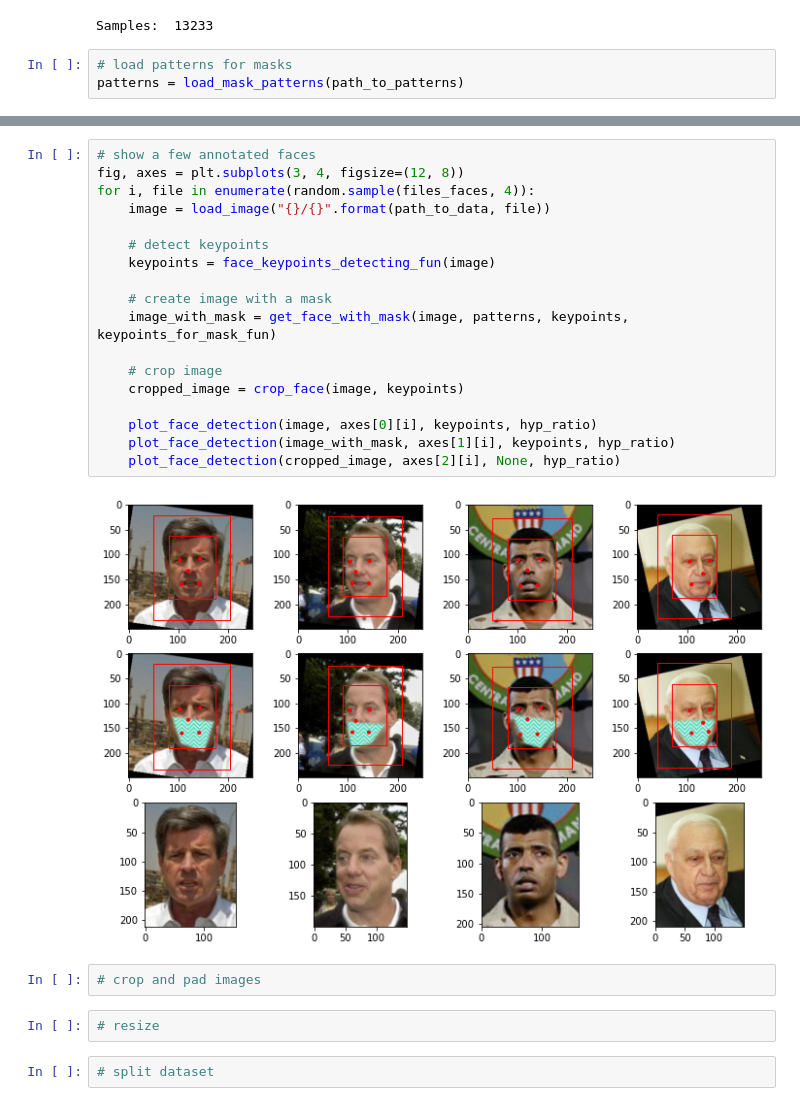
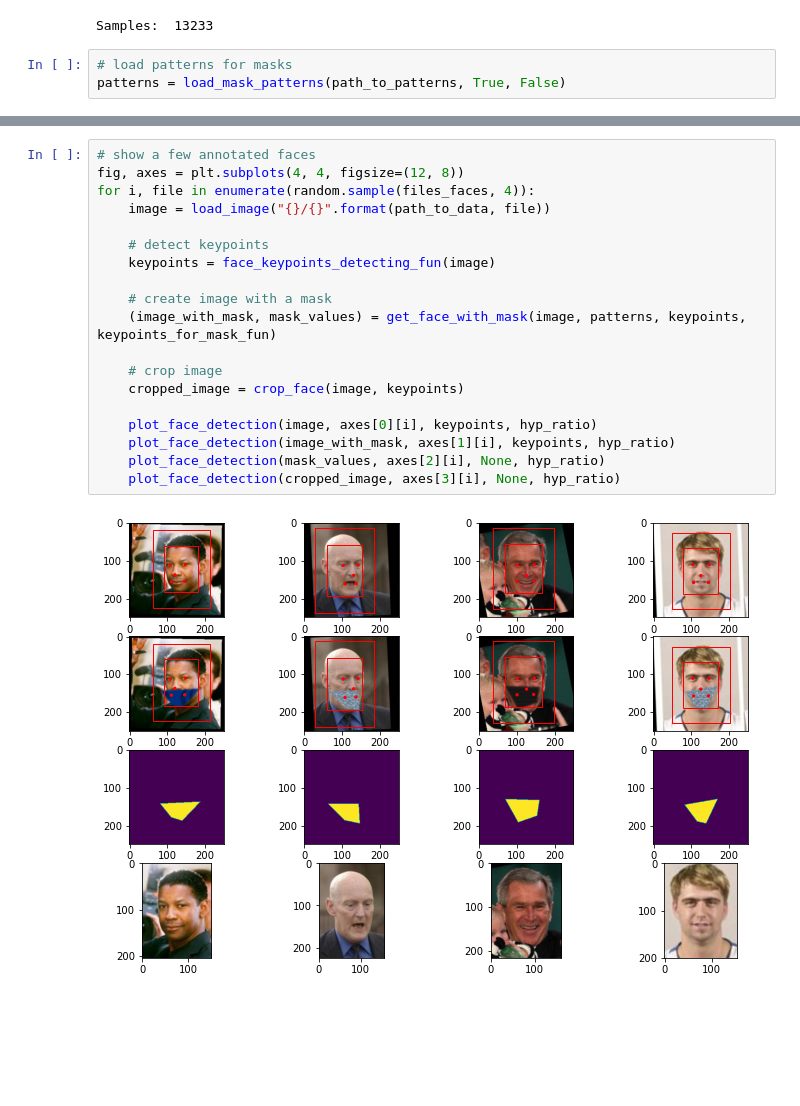
Before and after one commit to strvcom/strv-ml-mask2face, a Jupyter notebook: data_preparation.ipynb, the cells around one changed output, grey strips where cells are left out. Saved outputs shown, nothing was run; the diff lists cells and outputs as text; blank space fills up the shorter version.

Commit message:
Data preparation notebook updated with generators for masks

```diff
--- a/data_preparation.ipynb
+++ b/data_preparation.ipynb
@@ -47,7 +47,7 @@ print("Samples: ", len(files_faces))
 Samples:  13233
 # %%
 # load patterns for masks
-patterns = load_mask_patterns(path_to_patterns)
+patterns = load_mask_patterns(path_to_patterns, True, False)
 # %%
 from PIL import Image
 from typing import Optional, Tuple
@@ -89,27 +96,22 @@ def pad_and_resize_image(image: Image, height: int = 256, width: int = 256):
             print()
 # %%
 # show a few annotated faces
-fig, axes = plt.subplots(3, 4, figsize=(12, 8))
+fig, axes = plt.subplots(4, 4, figsize=(12, 8))
 for i, file in enumerate(random.sample(files_faces, 4)):
     image = load_image("{}/{}".format(path_to_data, file))
 
     # detect keypoints
     keypoints = face_keypoints_detecting_fun(image)
 
     # create image with a mask
-    image_with_mask = get_face_with_mask(image, patterns, keypoints, keypoints_for_mask_fun)
+    (image_with_mask, mask_values) = get_face_with_mask(image, patterns, keypoints, keypoints_for_mask_fun)
 
     # crop image
     cropped_image = crop_face(image, keypoints)
 
     plot_face_detection(image, axes[0][i], keypoints, hyp_ratio)
     plot_face_detection(image_with_mask, axes[1][i], keypoints, hyp_ratio)
-    plot_face_detection(cropped_image, axes[2][i], None, hyp_ratio)
+    plot_face_detection(mask_values, axes[2][i], None, hyp_ratio)
+    plot_face_detection(cropped_image, axes[3][i], None, hyp_ratio)
 # %% [output]
-[figure, old version]
+[figure, new version]
-# %%
-# crop and pad images
-# %%
-# resize
-# %%
-# split dataset
```
Also changed, not shown: parts of 10 cells of this notebook.
